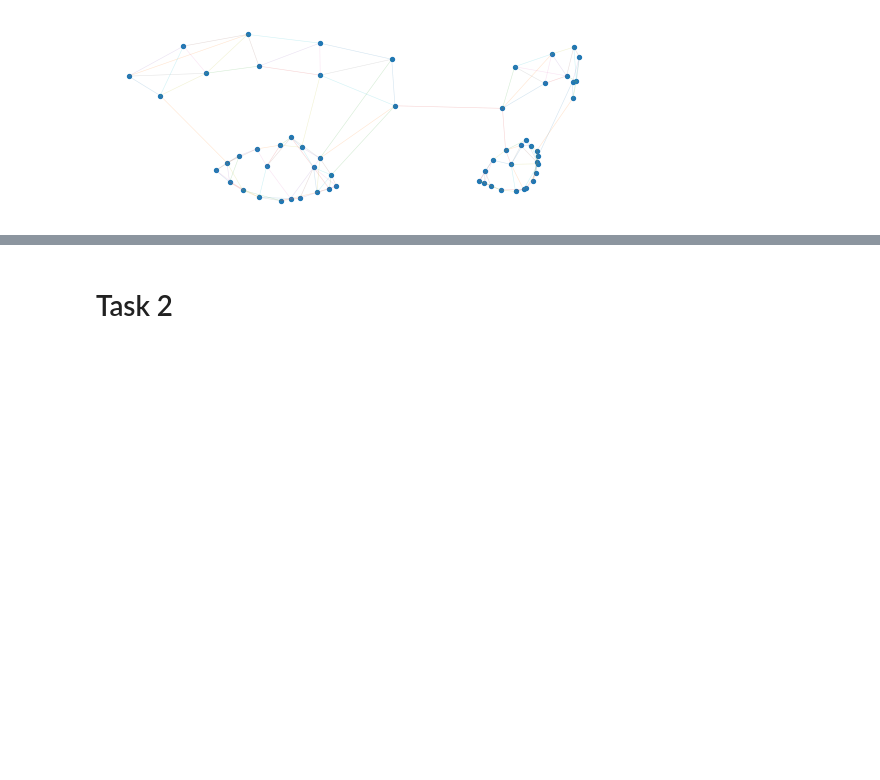
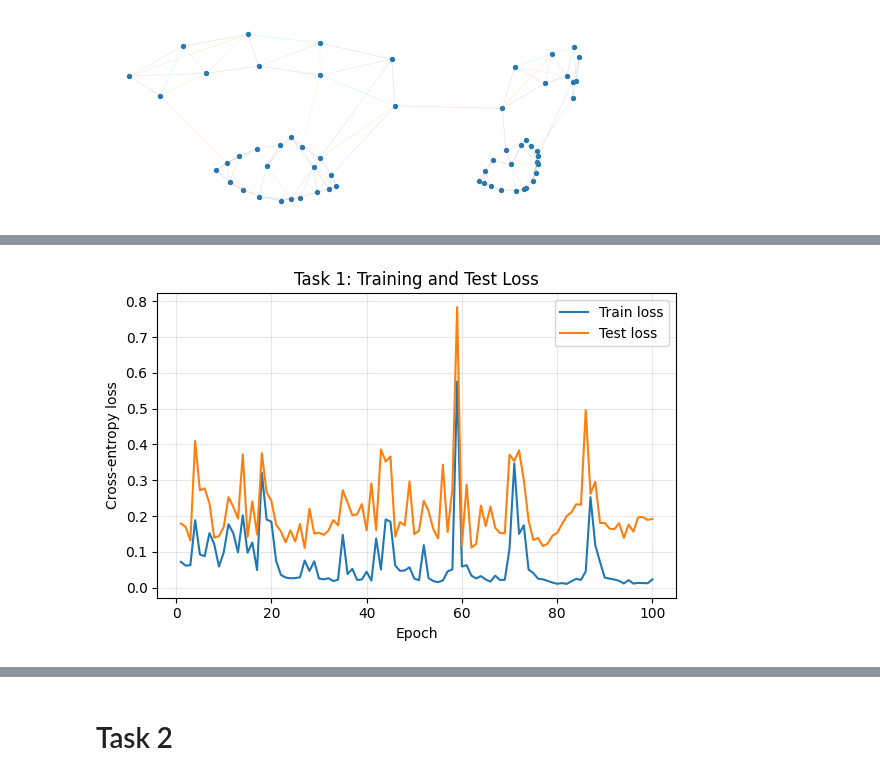
Before and after one commit to mehslambo/deepl-assignment, a Jupyter notebook: assignment2_skeleton.ipynb, the cells around one changed output, grey strips where cells are left out. Cells and saved outputs as stored; diff of their text form; code cells hidden in the pictures; blank space fills up the shorter version.

Commit message:
Task 1

```diff
--- a/assignment2_skeleton.ipynb
+++ b/assignment2_skeleton.ipynb
@@ -269,22 +294,25 @@ def test(loader):
 # %%
 train_losses = []
-test_losses  = []
+test_losses = []
+train_accs = []
+test_accs = []
+
 epochs = 100
 
-for epoch in range(0, epochs):
+for epoch in range(1, epochs + 1):
     train_loss = train()
-    test_loss, _, _ = test(test_loader)
-    train_losses.append(train_loss)
+
+    train_eval_loss, train_acc, _, _ = test(train_loader)
+    test_loss, test_acc, _, _ = test(test_loader)
+
+    train_losses.append(train_eval_loss)
     test_losses.append(test_loss)
-    print(f'Epoch: {epoch:03d}  Train Loss: {train_loss:.4f}  Test Loss: {test_loss:.4f}')
+    train_accs.append(train_acc)
+    test_accs.append(test_acc)
 
-plt.figure()
-plt.plot(range(1, epochs + 1), train_losses, label='Train loss')
-plt.plot(range(1, epochs + 1), test_losses,  label='Test loss')
-plt.xlabel('Epoch')
-plt.ylabel('Loss')
-plt.title('Training and test loss')
-plt.legend()
-plt.tight_layout()
-plt.show()
+    print(
+        f"Epoch {epoch:03d} | "
+        f"Train Loss: {train_eval_loss:.4f} | Test Loss: {test_loss:.4f} | "
+        f"Train Acc: {train_acc:.4f} | Test Acc: {test_acc:.4f}"
+        )
 # %% [output]
@@ -309 +336,17 @@ Epoch: 099  Train Loss: 0.0001  Test Loss: 0.7581
+# %%
+fig, ax = plt.subplots(figsize=(6, 4))
+
+ax.plot(range(1, epochs + 1), train_losses, label="Train loss")
+ax.plot(range(1, epochs + 1), test_losses, label="Test loss")
+
+ax.set_xlabel("Epoch")
+ax.set_ylabel("Cross-entropy loss")
+ax.set_title("Task 1: Training and Test Loss")
+ax.legend()
+ax.grid(True, alpha=0.3)
+
+plt.tight_layout()
+plt.show()
+# %% [output]
+[figure, added]
 # %%
```
Also changed, not shown: parts of 4 cells of this notebook.
